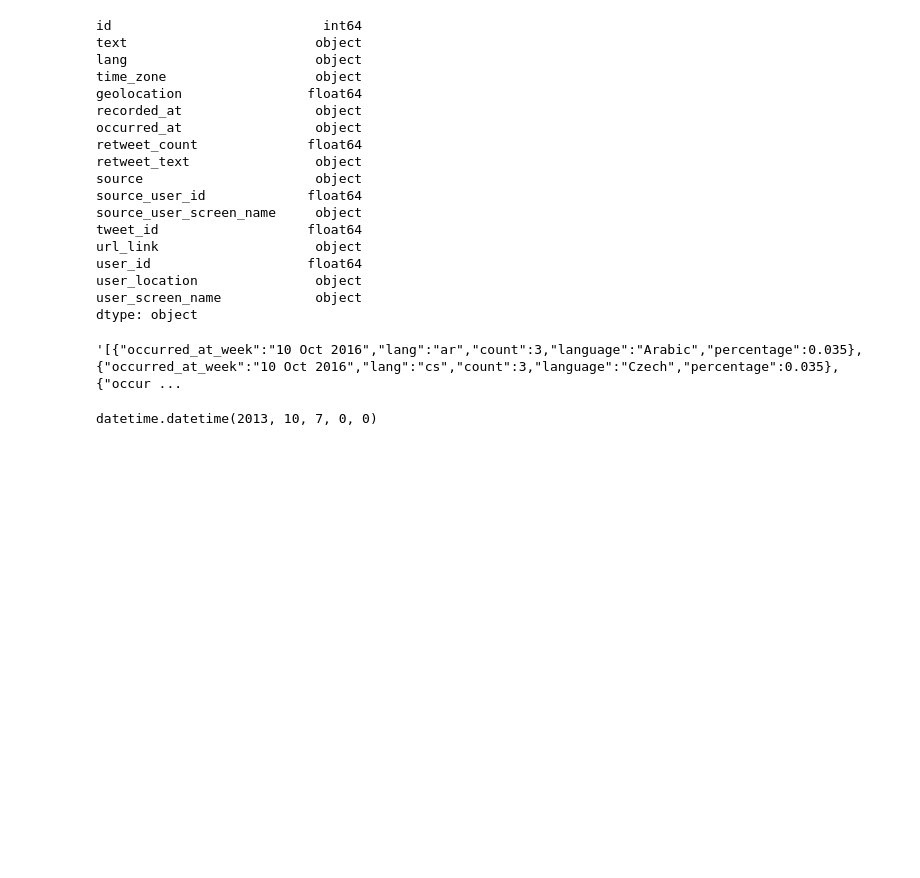
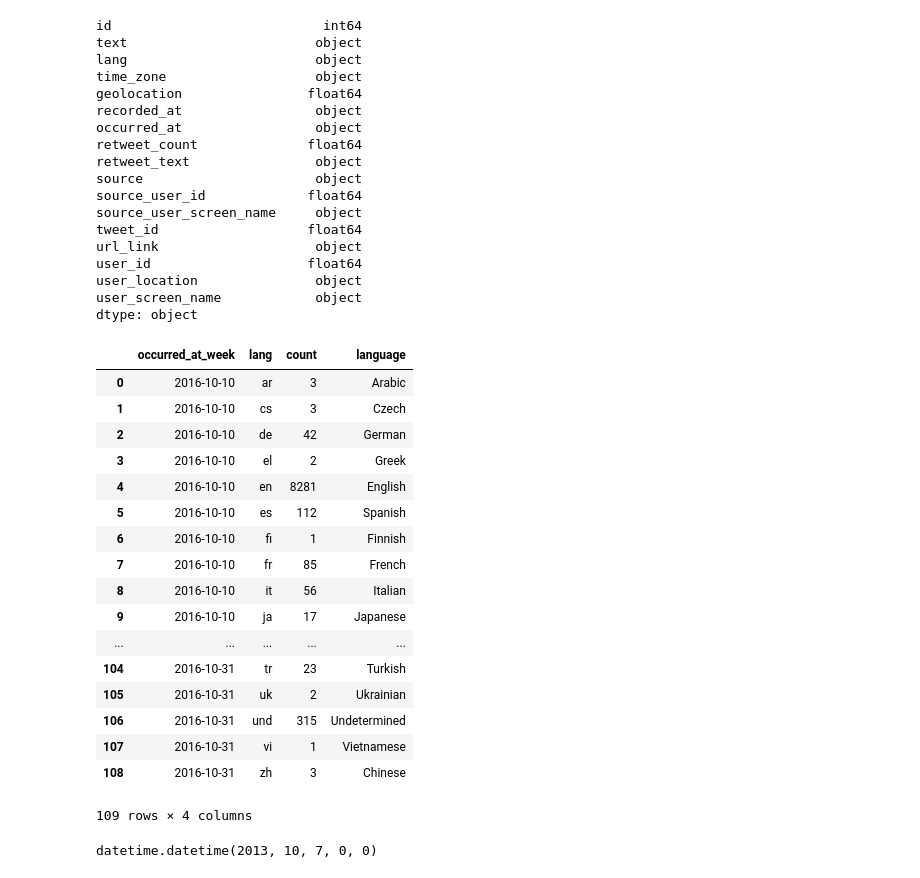
Before and after one commit to Monsk/tweet_capture_app, a Jupyter notebook: Tweet data playground.ipynb, the cells around one changed output. Cells and saved outputs as stored; diff of their text form; code cells hidden in the pictures; blank space fills up the shorter version.

```diff
--- a/Tweet data playground.ipynb
+++ b/Tweet data playground.ipynb
@@ -122,30 +122,48 @@ dtype: object
 # %%
 from datetime import datetime, timedelta
 
 kw = lambda x: timedelta(days=x.weekday())
 def percentage(x):
     percentage = 100 * float(x['count']) / float(ggTweets[ggTweets.index == x["occurred_at_week"]][0])
     return round(percentage, 3)
 #     return x["occurred_at_week"]
 
 sampleTweets = tweets
 # sampleTweets.occurred_at = pd.to_datetime(sampleTweets.occurred_at, format= '%Y-%m-%d')
 sampleTweets.occurred_at = pd.DatetimeIndex(sampleTweets.occurred_at).normalize()
 sampleTweets['occurred_at_week'] = sampleTweets.occurred_at - sampleTweets.occurred_at.map(kw)
 groupTweets = sampleTweets.groupby([sampleTweets['occurred_at_week'], 'lang']).lang.count()
 groupTweets.rename('count', inplace=True)
 groupTweets = groupTweets.reset_index()
 groupTweets['language'] = [languages[x] for x in groupTweets.lang]
+groupTweets
 
 
-ggTweets = groupTweets.groupby('occurred_at_week')['count'].sum()
+# ggTweets = groupTweets.groupby('occurred_at_week')['count'].sum()
 
-groupTweets['percentage'] = groupTweets.apply(percentage, axis=1)
-groupTweets.occurred_at_week = groupTweets.occurred_at_week.dt.strftime('%d %b %Y')
-groupTweets = groupTweets[~groupTweets.lang.isin(['en','und'])]
+# groupTweets['percentage'] = groupTweets.apply(percentage, axis=1)
+# groupTweets.occurred_at_week = groupTweets.occurred_at_week.dt.strftime('%d %b %Y')
+# groupTweets = groupTweets[~groupTweets.lang.isin(['en','und'])]
 # groupTweets.to_json(orient='records')
 # %% [output]
+|  | occurred_at_week | lang | count | language |
+| 0 | 2016-10-10 | ar | 3 | Arabic |
+| 1 | 2016-10-10 | cs | 3 | Czech |
+| 2 | 2016-10-10 | de | 42 | German |
+| 3 | 2016-10-10 | el | 2 | Greek |
+| 4 | 2016-10-10 | en | 8281 | English |
+| 5 | 2016-10-10 | es | 112 | Spanish |
+| 6 | 2016-10-10 | fi | 1 | Finnish |
+| 7 | 2016-10-10 | fr | 85 | French |
+| 8 | 2016-10-10 | it | 56 | Italian |
+| 9 | 2016-10-10 | ja | 17 | Japanese |
+| ... | ... | ... | ... | ... |
+| 104 | 2016-10-31 | tr | 23 | Turkish |
+| 105 | 2016-10-31 | uk | 2 | Ukrainian |
+| 106 | 2016-10-31 | und | 315 | Undetermined |
+| 107 | 2016-10-31 | vi | 1 | Vietnamese |
+| 108 | 2016-10-31 | zh | 3 | Chinese |
-'[{"occurred_at_week":"10 Oct 2016","lang":"ar","count":3,"language":"Arabic","percentage":0.035},{"occurred_at_week":"10 Oct 2016","lang":"cs","count":3,"language":"Czech","percentage":0.035},{"occur ...
+109 rows × 4 columns
 # %%
 from datetime import datetime, timedelta
 
```
Also changed, not shown: parts of 4 cells of this notebook, 6 other files.
